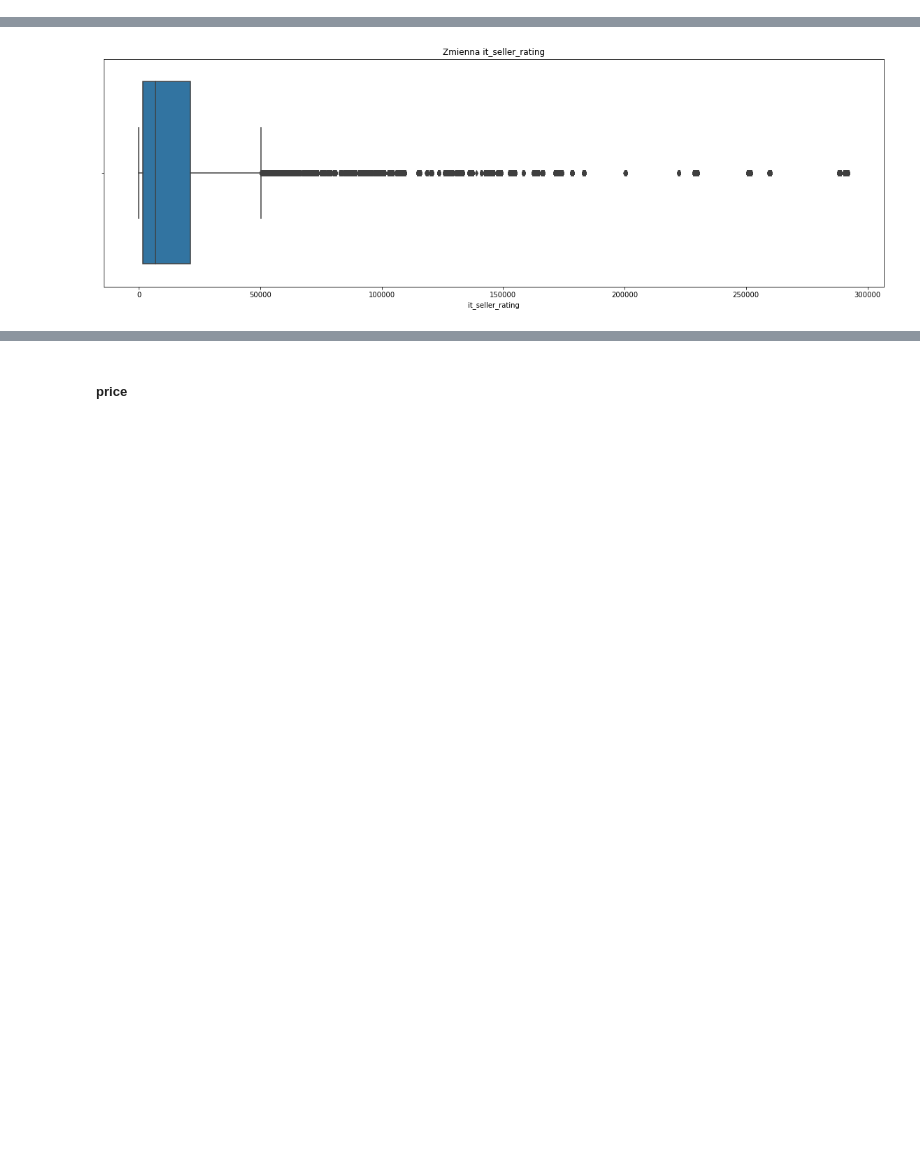
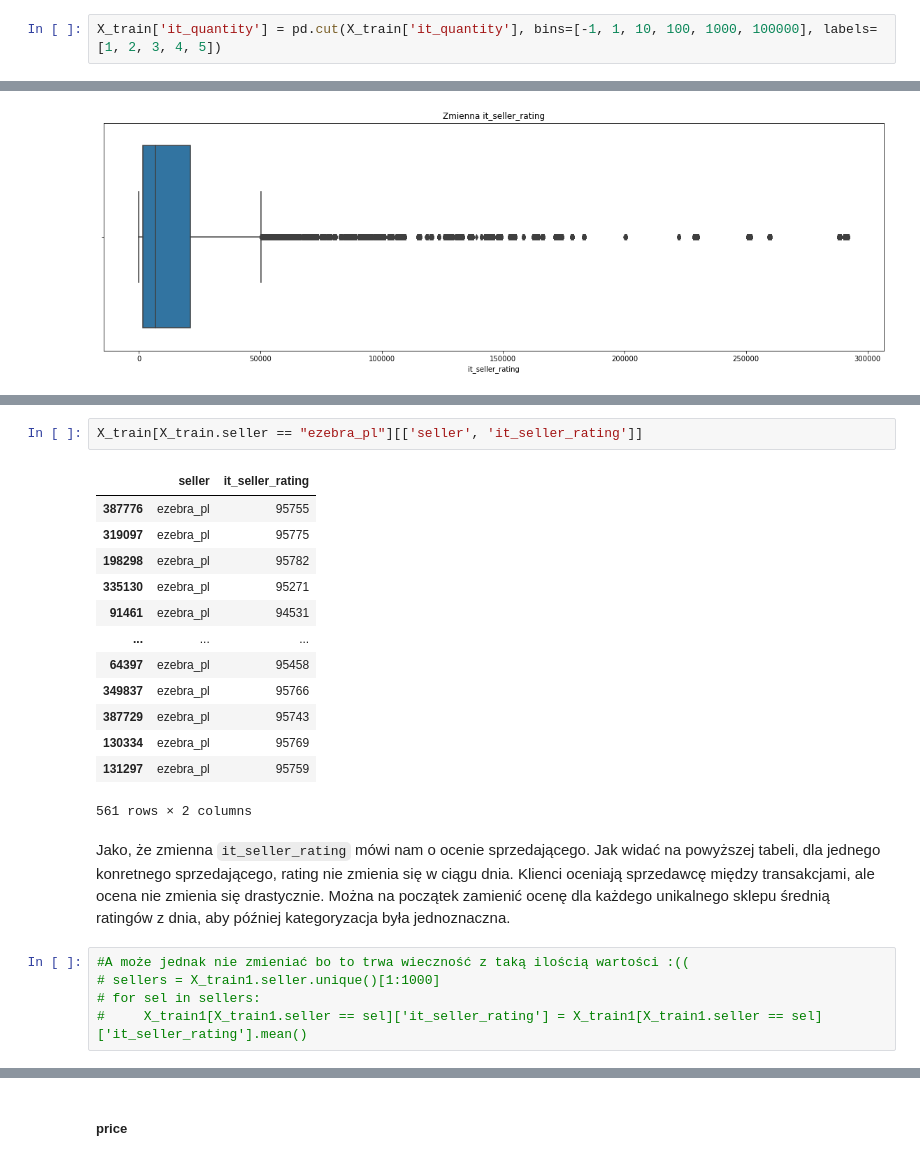
Before and after one commit to malwina0/2022L-ML, a Jupyter notebook: ZD2/ZD2_JakubPiwko_MalwinaWojewoda.ipynb, the cells around one changed output, grey strips where cells are left out. Cells and saved outputs as stored; diff of their text form; blank space fills up the shorter version.

```diff
--- a/ZD2/ZD2_JakubPiwko_MalwinaWojewoda.ipynb
+++ b/ZD2/ZD2_JakubPiwko_MalwinaWojewoda.ipynb
@@ -156,0 +172,2 @@ X_train['it_quantity'].max()
+# %%
+X_train['it_quantity'] = pd.cut(X_train['it_quantity'], bins=[-1, 1, 10, 100, 1000, 100000], labels=[1, 2, 3, 4, 5])
@@ -174,0 +221,23 @@ Text(0.5, 1.0, 'Zmienna it_seller_rating')
+# %%
+X_train[X_train.seller == "ezebra_pl"][['seller', 'it_seller_rating']]
+# %% [output]
+|  | seller | it_seller_rating |
+| 387776 | ezebra_pl | 95755 |
+| 319097 | ezebra_pl | 95775 |
+| 198298 | ezebra_pl | 95782 |
+| 335130 | ezebra_pl | 95271 |
+| 91461 | ezebra_pl | 94531 |
+| ... | ... | ... |
+| 64397 | ezebra_pl | 95458 |
+| 349837 | ezebra_pl | 95766 |
+| 387729 | ezebra_pl | 95743 |
+| 130334 | ezebra_pl | 95769 |
+| 131297 | ezebra_pl | 95759 |
+561 rows × 2 columns
+# %% [markdown]
+Jako, że zmienna `it_seller_rating` mówi nam o ocenie sprzedającego. Jak widać na powyższej tabeli, dla jednego konretnego sprzedającego, rating nie zmienia się w ciągu dnia. Klienci oceniają sprzedawcę między transakcjami, ale ocena nie zmienia się drastycznie. Można na początek zamienić ocenę dla każdego unikalnego sklepu średnią ratingów z dnia, aby później kategoryzacja była jednoznaczna.
+# %%
+#A może jednak nie zmieniać bo to trwa wieczność z taką ilością wartości :((
+# sellers = X_train1.seller.unique()[1:1000]
+# for sel in sellers:
+#     X_train1[X_train1.seller == sel]['it_seller_rating'] = X_train1[X_train1.seller == sel]['it_seller_rating'].mean()
```
Also changed, not shown: parts of 30 cells of this notebook.
